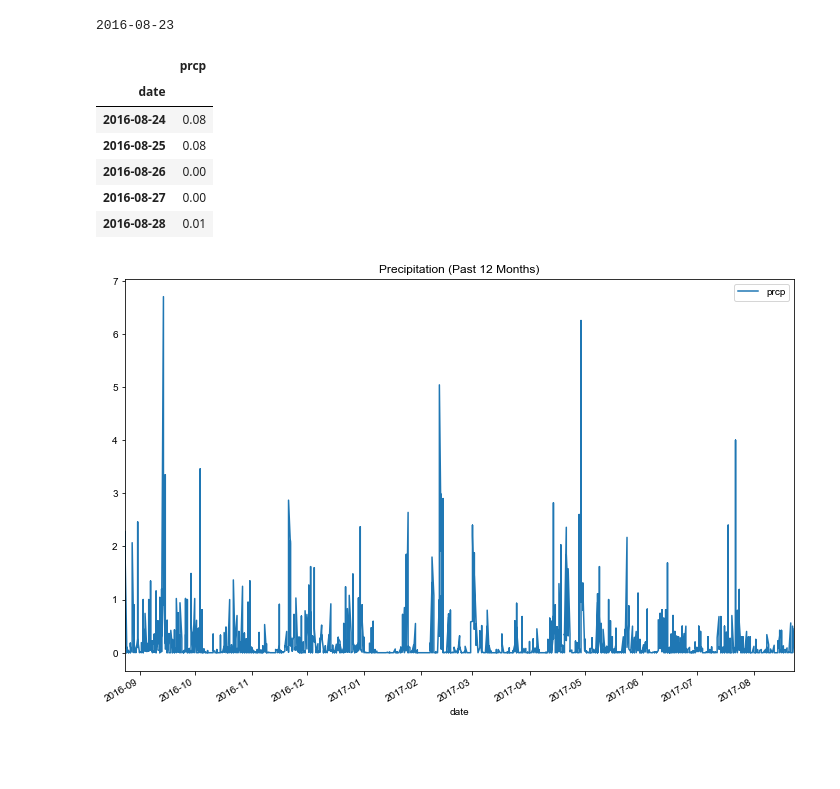
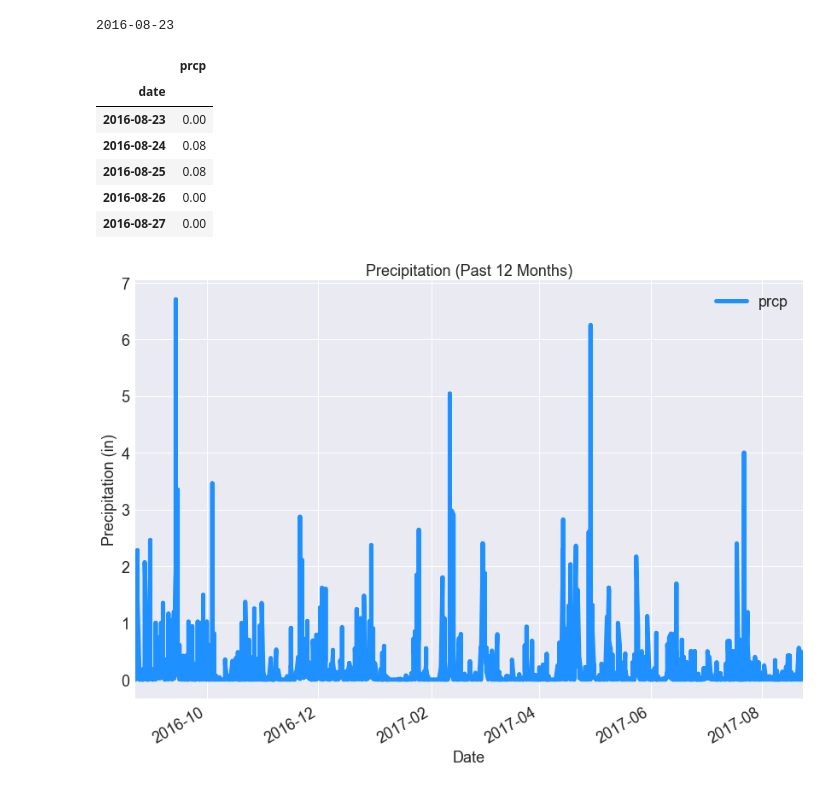
Before and after one commit to Jayleh/wipeout, a Jupyter notebook: climate_analysis.ipynb, the cells around one changed output. Cells and saved outputs as stored; diff of their text form; code cells hidden in the pictures; blank space fills up the shorter version.

```diff
--- a/climate_analysis.ipynb
+++ b/climate_analysis.ipynb
@@ -77,7 +78,7 @@ print(query_date)
 # %%
 # Query for precipitation for the past 12 months
 prcp_data = session.query(Measurement.date, Measurement.prcp).\
-                filter(Measurement.date > query_date).all()
+                filter(Measurement.date >= query_date).all()
 # %%
 # Create dataframe from query
 prcp_df = pd.DataFrame(prcp_data)
@@ -92,21 +93,25 @@ prcp_df.head()
 # %% [output]
 |  | prcp |
 | date |  |
+| 2016-08-23 | 0.00 |
 | 2016-08-24 | 0.08 |
 | 2016-08-25 | 0.08 |
 | 2016-08-26 | 0.00 |
 | 2016-08-27 | 0.00 |
-| 2016-08-28 | 0.01 |
 # %%
+# Seaborn default
+ax = sns.set()
+
 # Use DataFrame.plot() in order to create a bar chart of the data
-prcp_df.plot(kind="line", figsize=(12, 8))
-
-# Seaborn default
-sns.set()
+prcp_df.plot(kind="line", color="dodgerblue", linewidth=5, figsize=(14, 10), fontsize=18, ax=ax)
 
 # Set a title for the chart
-plt.title("Precipitation (Past 12 Months)")
+plt.title("Precipitation (Past 12 Months)", fontsize=18)
+plt.xlabel("Date", fontsize=18)
+plt.ylabel("Precipitation (in)", fontsize=18)
+plt.legend(fontsize=18)
 
+# Show
 plt.show()
 # %% [output]
-[figure, old version]
+[figure, new version]
```
Also changed, not shown: parts of 22 cells of this notebook.
